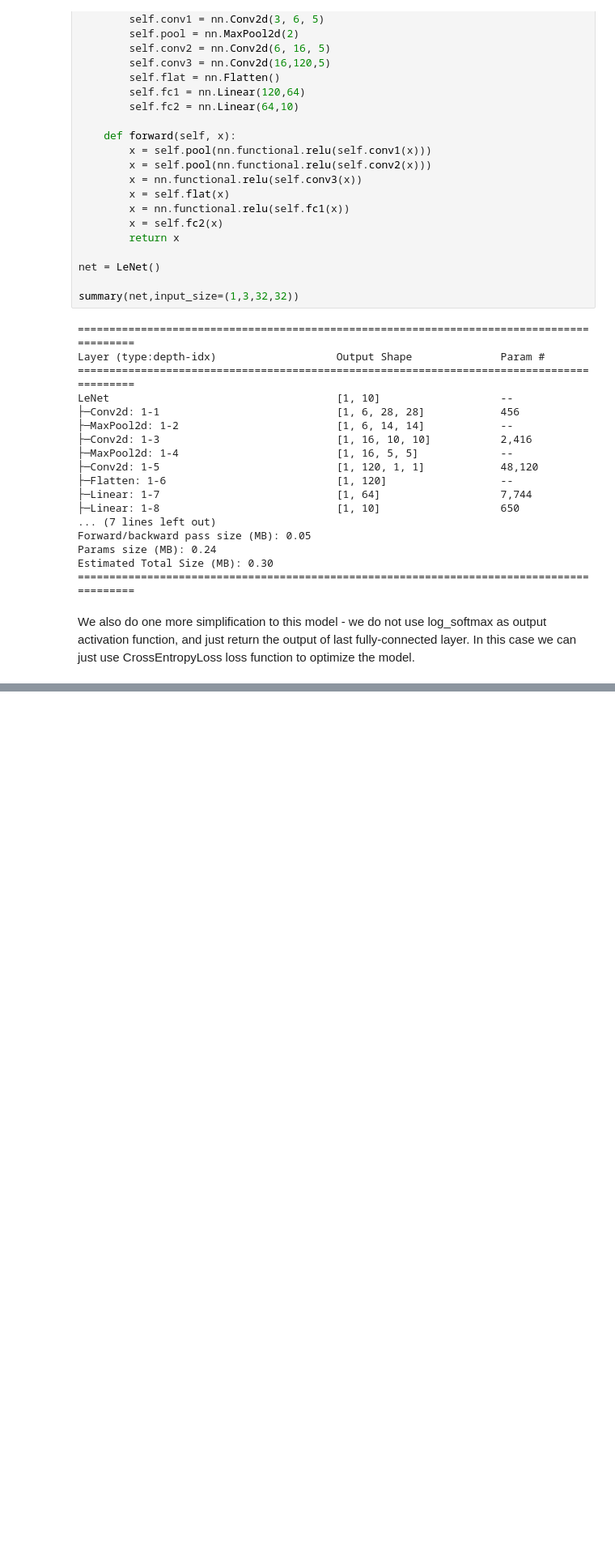
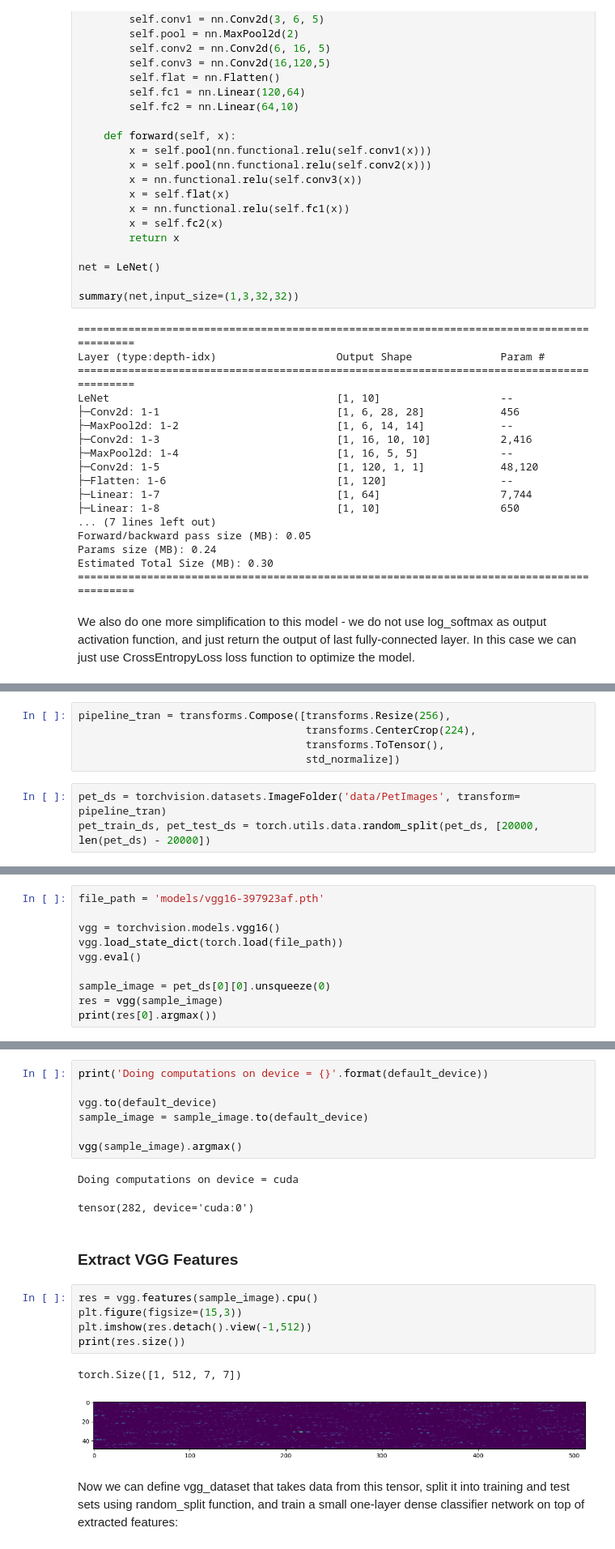
Before and after one commit to lokeshcv/ComputerVisionDeepLearning, a Jupyter notebook: pytorch_vision_CNN.ipynb, the cells around one changed output, grey strips where cells are left out. Shown at 81% size. Saved outputs shown, nothing was run; the diff lists cells and outputs as text; blank space fills up the shorter version.

```diff
--- a/pytorch_vision_CNN.ipynb
+++ b/pytorch_vision_CNN.ipynb
@@ -447,0 +457,8 @@ plot_results(hist)
+# %%
+pipeline_tran = transforms.Compose([transforms.Resize(256),
+                                    transforms.CenterCrop(224),
+                                    transforms.ToTensor(),
+                                    std_normalize])
+# %%
+pet_ds = torchvision.datasets.ImageFolder('data/PetImages', transform= pipeline_tran)
+pet_train_ds, pet_test_ds = torch.utils.data.random_split(pet_ds, [20000, len(pet_ds) - 20000])
@@ -447,0 +500,10 @@ plot_results(hist)
+# %%
+file_path = 'models/vgg16-397923af.pth'
+
+vgg = torchvision.models.vgg16()
+vgg.load_state_dict(torch.load(file_path))
+vgg.eval()
+
+sample_image = pet_ds[0][0].unsqueeze(0)
+res = vgg(sample_image)
+print(res[0].argmax())
@@ -447,0 +540,22 @@ plot_results(hist)
+# %%
+print('Doing computations on device = {}'.format(default_device))
+
+vgg.to(default_device)
+sample_image = sample_image.to(default_device)
+
+vgg(sample_image).argmax()
+# %% [output]
+Doing computations on device = cuda
+tensor(282, device='cuda:0')
+# %% [markdown]
+### Extract VGG Features
+# %%
+res = vgg.features(sample_image).cpu()
+plt.figure(figsize=(15,3))
+plt.imshow(res.detach().view(-1,512))
+print(res.size())
+# %% [output]
+torch.Size([1, 512, 7, 7])
+[figure, added]
+# %% [markdown]
+Now we can define vgg_dataset that takes data from this tensor, split it into training and test sets using random_split function, and train a small one-layer dense classifier network on top of extracted features:
```
Also changed, not shown: parts of 26 cells of this notebook.
